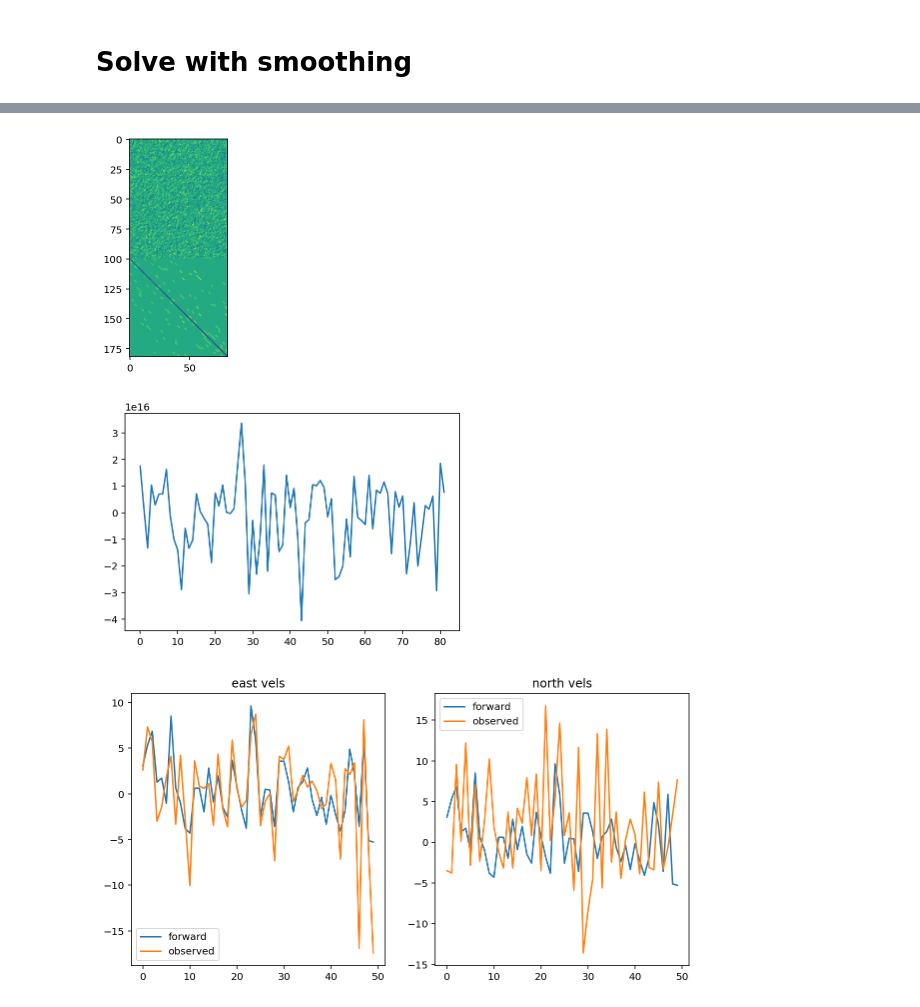
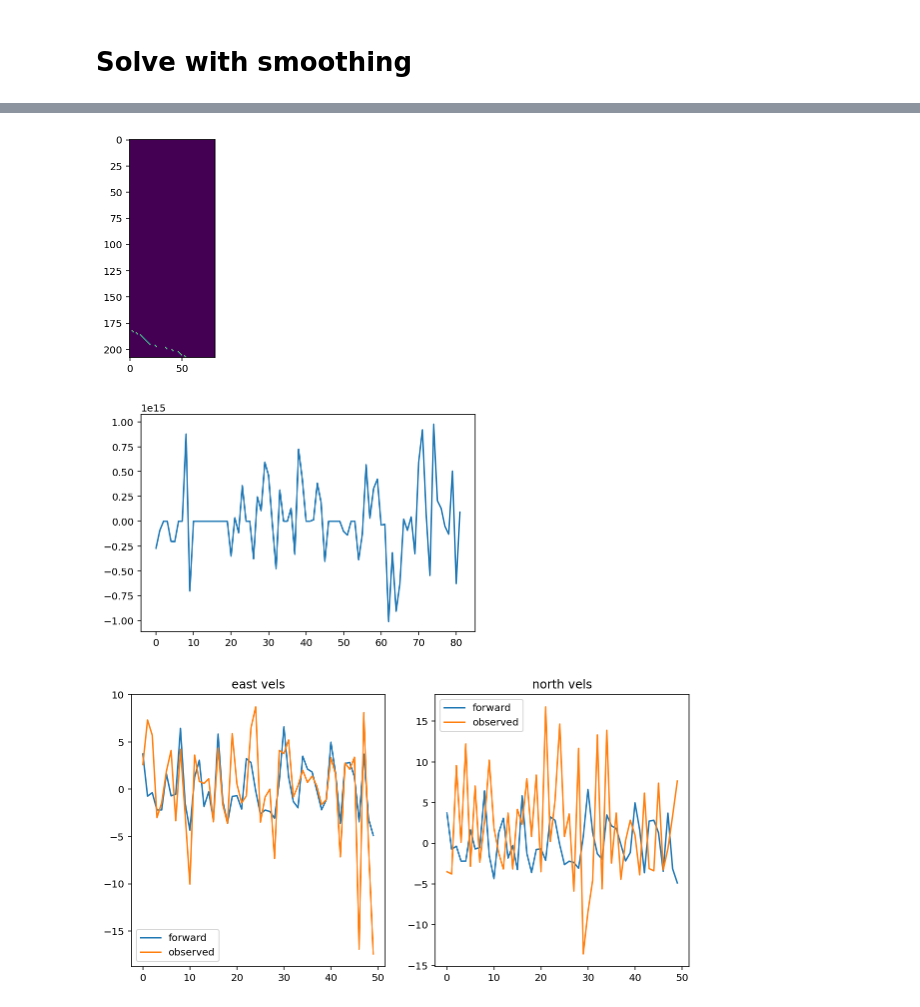
Before and after one commit to jploveless/relax_disloc, a Jupyter notebook: hector_mine.ipynb, the cells around one changed output, grey strips where cells are left out. Saved outputs shown, nothing was run; the diff lists cells and outputs as text; code cells hidden in the pictures.

```diff
--- a/hector_mine.ipynb
+++ b/hector_mine.ipynb
@@ -173,9 +174,13 @@ for i in range(1):
     meshes[i].lat1 = meshes[i].meshio_object.points[meshes[i].verts[:, 0], 1]
     meshes[i].lat2 = meshes[i].meshio_object.points[meshes[i].verts[:, 1], 1]
     meshes[i].lat3 = meshes[i].meshio_object.points[meshes[i].verts[:, 2], 1]
-    meshes[i].dep1 = meshes[i].meshio_object.points[meshes[i].verts[:, 0], 2]
-    meshes[i].dep2 = meshes[i].meshio_object.points[meshes[i].verts[:, 1], 2]
-    meshes[i].dep3 = meshes[i].meshio_object.points[meshes[i].verts[:, 2], 2]
+    # meshes[i].dep1 = meshes[i].meshio_object.points[meshes[i].verts[:, 0], 2]
+    # meshes[i].dep2 = meshes[i].meshio_object.points[meshes[i].verts[:, 1], 2]
+    # meshes[i].dep3 = meshes[i].meshio_object.points[meshes[i].verts[:, 2], 2]
+    meshes[i].dep1 = 30e3 + 0 * meshes[i].meshio_object.points[meshes[i].verts[:, 0], 2]
+    meshes[i].dep2 = 30e3 + 0 * meshes[i].meshio_object.points[meshes[i].verts[:, 1], 2]
+    meshes[i].dep3 = 30e3 + 0 * meshes[i].meshio_object.points[meshes[i].verts[:, 2], 2]
+
     meshes[i].centroids = np.mean(
         meshes[i].meshio_object.points[meshes[i].verts, :], axis=1
     )
@@ -249,12 +254,12 @@ for i in range(1):
     celeri.get_mesh_edge_elements(meshes)
 
 celeri.get_mesh_perimeter(meshes)
+meshes[0].coords = meshes[0].meshio_object.points
+meshes[0].coords[:, 2] = 30
 # %% [markdown]
 # Calculate partial derivatives
 # %%
-operators = addict.Dict()
-
-material_lambda = 3e10
+operators = addict.Dict()material_lambda = 3e10
 material_mu = 3e10
 tri_operator = np.zeros((3 * len(df_gps), 3 * n_tri))
 
@@ -540,4 +547,14 @@ meshes[0].side_slip_rate_constraint = 1
 get_tde_slip_rate_constraints_3_component(meshes, operators)
 plt.figure(figsize=(20, 8))
 plt.imshow(operators.tde_slip_rate_constraints[0])
+constraint_matrix = np.copy(operators.tde_slip_rate_constraints[0])
+
+constraint_matrix = np.delete(
+    constraint_matrix, np.arange(2, constraint_matrix.shape[0], 3), axis=0
+)
+constraint_matrix = np.delete(
+    constraint_matrix, np.arange(2, constraint_matrix.shape[1], 3), axis=1
+)
+
+print(f"{constraint_matrix.shape=}")
 # %% [output]
@@ -546,7 +563,8 @@ plt.imshow(operators.tde_slip_rate_constraints[0])
 [figure]
 # %%
 # Assemble matrices
-assembled_mat = np.zeros((2 * len(df_gps) + 2 * n_tri, 2 * n_tri))
+n_constraints = constraint_matrix.shape[0]
+assembled_mat = np.zeros((2 * len(df_gps) + 2 * n_tri + n_constraints, 2 * n_tri))
 
 # Insert elastic partials
 # assembled_mat[0 : 2 * len(df_gps), :] = disp_mat.reshape((-1, 3 * ntri))
@@ -555,45 +573,51 @@ assembled_mat[0 : 2 * len(df_gps), :] = tde_matrix
 # Insert smoothing matrices
 source_row_start = 2 * len(df_gps)
 source_row_end = 2 * len(df_gps) + 2 * n_tri
-assembled_mat[source_row_start::, :] = 1e-6 * smoothing_matrix
+assembled_mat[source_row_start:source_row_end, :] = 7e-4 * smoothing_matrix
+
+# Insert clip constraint matrix
+assembled_mat[source_row_end::, :] = 1e0 * constraint_matrix
 
 # Assemble weighting vector
 smoothing_weight = 1e20
 weights = np.ones((np.shape(assembled_mat)[0], 1))
 weights[source_row_start:] = smoothing_weight
 # %%
-data_vector_smooth = np.zeros(2 * len(df_gps) + 2 * n_tri)
+data_vector_smooth = np.zeros(2 * len(df_gps) + 2 * n_tri + n_constraints)
 data_vector_smooth[np.arange(0, 100, 2)] = df_gps.east.values
 data_vector_smooth[np.arange(1, 100, 2)] = df_gps.north.values
 
 est_slip_smooth = (
     np.linalg.inv(assembled_mat.T @ assembled_mat)
     @ assembled_mat.T
     @ data_vector_smooth
 )
+
+est_slip_smooth = np.linalg.pinv(assembled_mat) @ data_vector_smooth
+
 predictions_smooth = assembled_mat @ est_slip_smooth
 predictions_east_smooth = predictions_smooth[np.arange(0, 100, 2)]
 predictions_north_smooth = predictions_smooth[np.arange(0, 100, 2)]
 
 plt.figure()
 plt.imshow(assembled_mat)
 plt.show()
 
 plt.plot(est_slip_smooth)
 
 plt.figure(figsize=(10, 5))
 plt.subplot(1, 2, 1)
 plt.plot(predictions_east_smooth, label="forward")
 plt.plot(df_gps.east, label="observed")
 plt.title("east vels")
 plt.legend()
 plt.subplot(1, 2, 2)
 plt.plot(predictions_north_smooth, label="forward")
 plt.plot(df_gps.north, label="observed")
 plt.title("north vels")
 plt.legend()
 plt.show()
 # %% [output]
-[figure, old version]
+[figure, new version]
-[figure, old version]
+[figure, new version]
-[figure, old version]
+[figure, new version]
```
Also changed, not shown: parts of 9 cells of this notebook.
